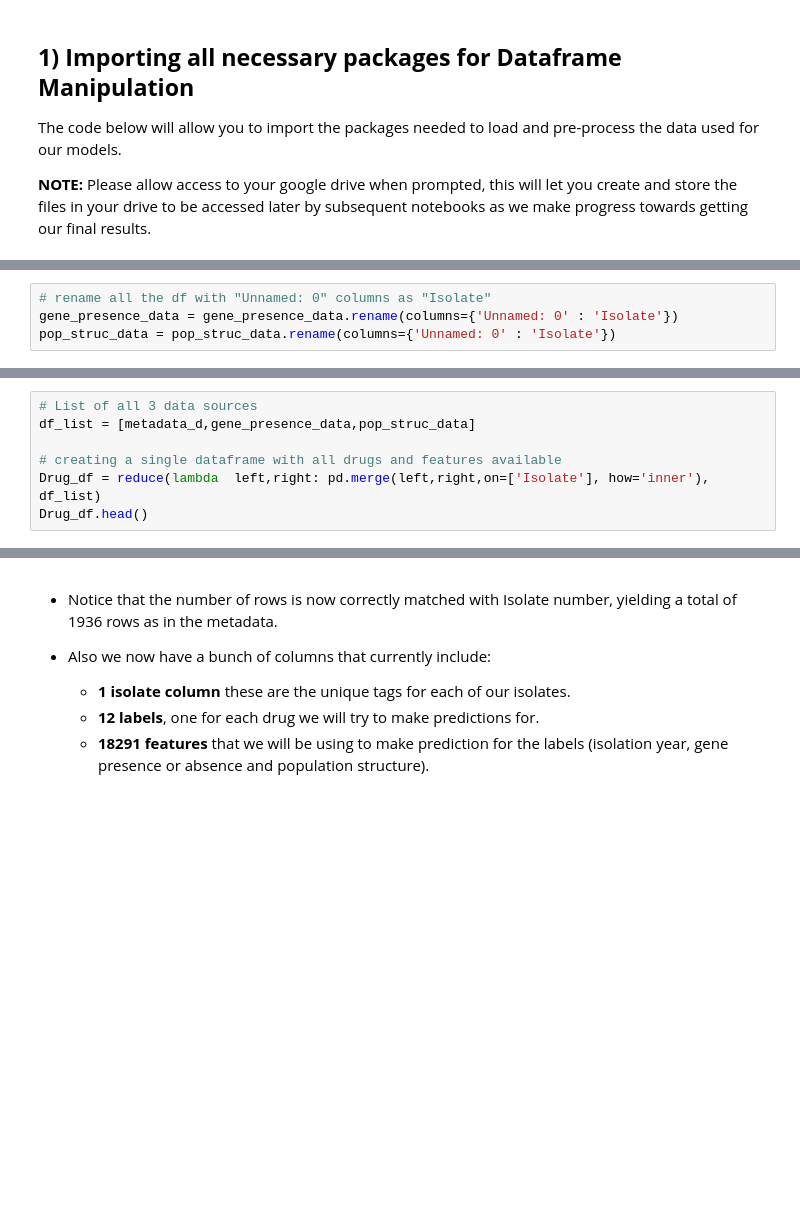
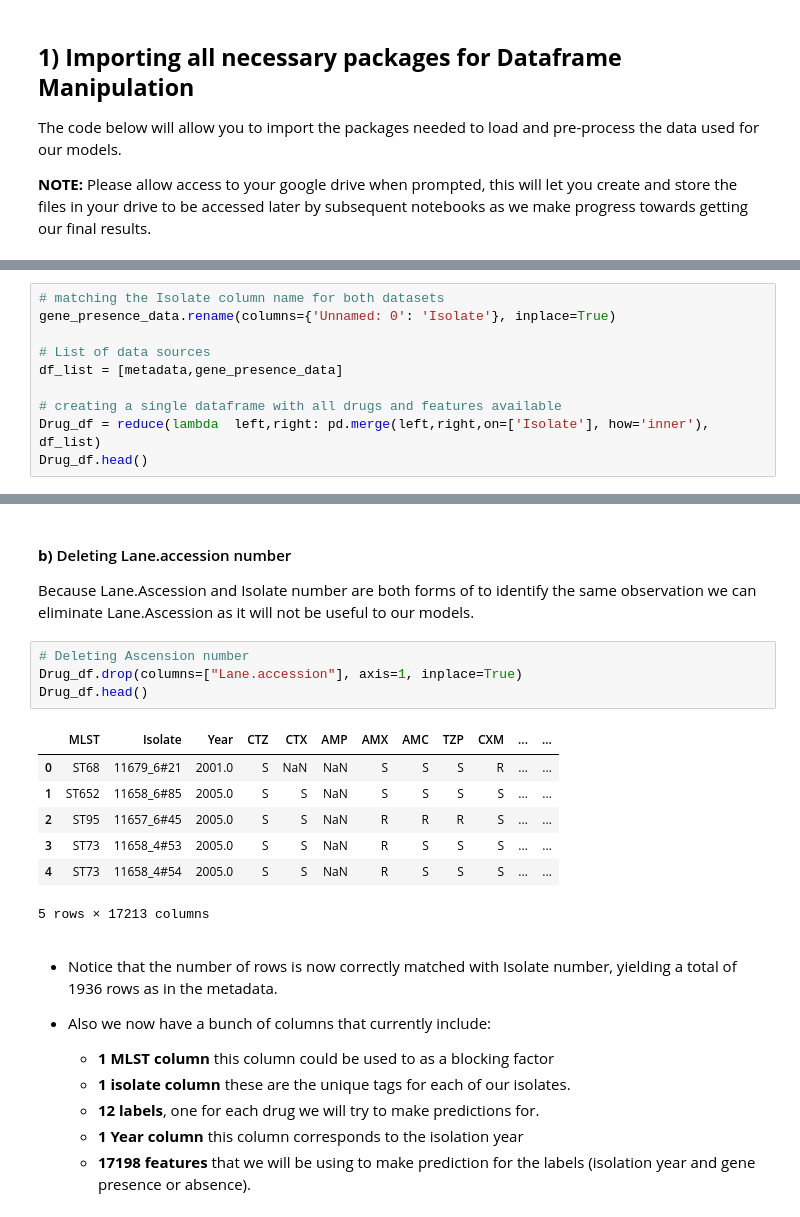
Before and after one commit to Lucy-Moctezuma/ML-Tutorial-for-Antibiotic-Resistance-Predictions-for-E.-Coli, a Jupyter notebook: 1)_Loading_and_Preparing_Data_for_ML_Models.ipynb, the cells around one changed output, grey strips where cells are left out. Cells and saved outputs as stored; diff of their text form; blank space fills up the shorter version.

```diff
--- a/1)_Loading_and_Preparing_Data_for_ML_Models.ipynb
+++ b/1)_Loading_and_Preparing_Data_for_ML_Models.ipynb
@@ -212,4 +268,0 @@ pop_struc_data.shape
-# %%
-# rename all the df with "Unnamed: 0" columns as "Isolate"
-gene_presence_data = gene_presence_data.rename(columns={'Unnamed: 0' : 'Isolate'})
-pop_struc_data = pop_struc_data.rename(columns={'Unnamed: 0' : 'Isolate'})
@@ -243,6 +278,9 @@ metadata_d
 # %%
-# List of all 3 data sources
-df_list = [metadata_d,gene_presence_data,pop_struc_data]
+# matching the Isolate column name for both datasets
+gene_presence_data.rename(columns={'Unnamed: 0': 'Isolate'}, inplace=True)
+
+# List of data sources
+df_list = [metadata,gene_presence_data]
 
 # creating a single dataframe with all drugs and features available
 Drug_df = reduce(lambda  left,right: pd.merge(left,right,on=['Isolate'], how='inner'), df_list)
@@ -250,10 +296,28 @@ Drug_df.head()
+# %% [markdown]
+#### **b)** Deleting Lane.accession number
+
+Because Lane.Ascession and Isolate number are both forms of to identify the same observation we can eliminate Lane.Ascession as it will not be useful to our models.
+# %%
+# Deleting Ascension number
+Drug_df.drop(columns=["Lane.accession"], axis=1, inplace=True)
+Drug_df.head()
+# %% [output]
+|  | MLST | Isolate | Year | CTZ | CTX | AMP | AMX | AMC | TZP | CXM | ... | ... |
+| 0 | ST68 | 11679_6#21 | 2001.0 | S | NaN | NaN | S | S | S | R | ... | ... |
+| 1 | ST652 | 11658_6#85 | 2005.0 | S | S | NaN | S | S | S | S | ... | ... |
+| 2 | ST95 | 11657_6#45 | 2005.0 | S | S | NaN | R | R | R | S | ... | ... |
+| 3 | ST73 | 11658_4#53 | 2005.0 | S | S | NaN | R | S | S | S | ... | ... |
+| 4 | ST73 | 11658_4#54 | 2005.0 | S | S | NaN | R | S | S | S | ... | ... |
+5 rows × 17213 columns
 # %% [markdown]
 - Notice that the number of rows is now correctly matched with Isolate number, yielding a total of 1936 rows as in the metadata.
 
 - Also we now have a bunch of columns that currently include:
+  - **1 MLST column** this column could be used to as a blocking factor
   - **1 isolate column** these are the unique tags for each of our isolates.
   - **12 labels**, one for each drug we will try to make predictions for.
-  - **18291 features** that we will be using to make prediction for the labels (isolation year, gene presence or absence and population structure).
+  - **1 Year column** this column corresponds to the isolation year
+  - **17198 features** that we will be using to make prediction for the labels (isolation year and gene presence or absence).
 # %%
 # Check out all the columns included in the final dataframe and the final shape it takes
 print(Drug_df.columns) # contains all labels (drug abreviation column names)
```
Also changed, not shown: parts of 59 cells of this notebook.
